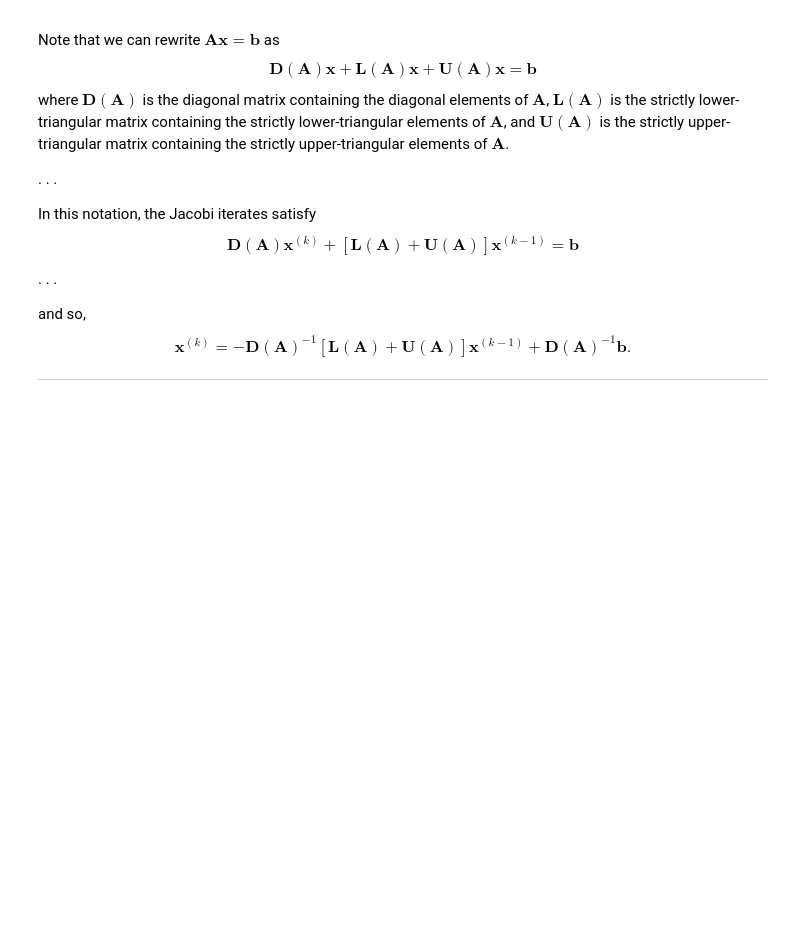
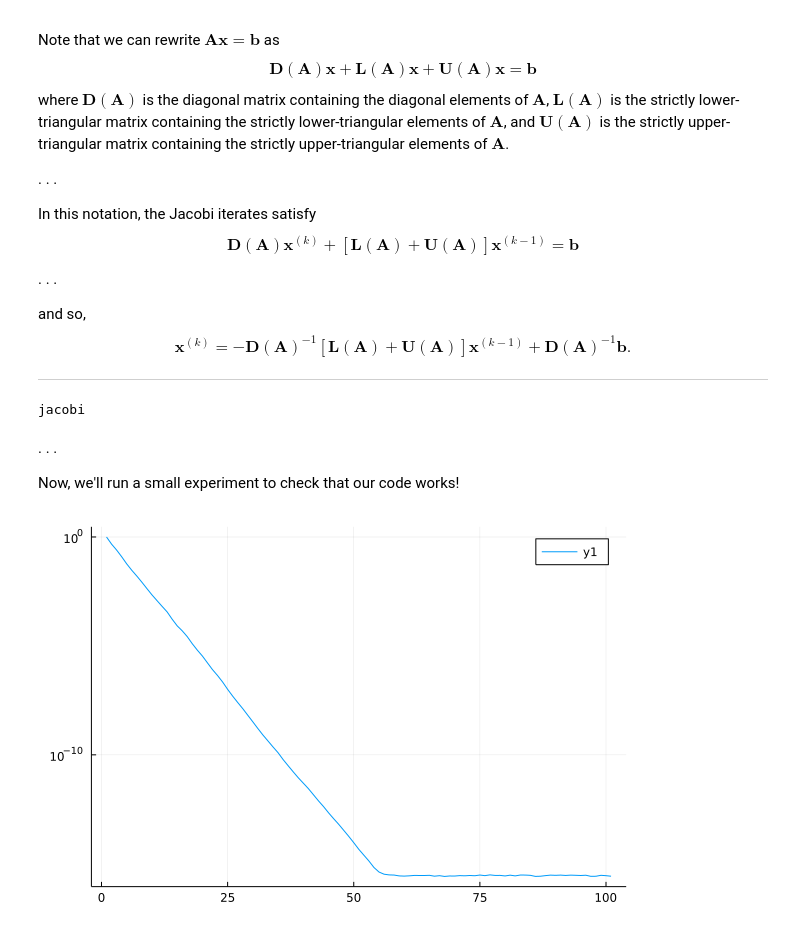
Before and after one commit to jamiehadd/164-ScientificComputing, a Jupyter notebook: Lecture5/Lecture5.ipynb, the cells around one changed output. Drawn from its saved outputs; the diff is of its cells as text; code cells hidden in the pictures; blank space fills up the shorter version.

```diff
--- a/Lecture5/Lecture5.ipynb
+++ b/Lecture5/Lecture5.ipynb
@@ -283,11 +283,32 @@ function jacobi(A,b,x_0,N,x_true)
     L = tril(A,-1);
     U = triu(A,1);
 
-    x = x_0
-    errs = [norm(x - x_true)]
+    x_old = x_0
+    errs = zeros(N+1)
+    errs[1] = norm(x_old - x_true)/norm(x_true)
     for i in 1:N
-        x = D\(-(L+U)*x + b);
-        append(errs, norm(x - x_true))
+        x_new = D\(-(L+U)*x_old + b);
+        errs[i+1] = norm(x_new - x_true)/norm(x_true);
+        x_old = x_new;
     end
     return x, errs
 end
+# %% [output]
+jacobi
+# %% [markdown]
+. . .
+
+Now, we'll run a small experiment to check that our code works!
+# %%
+n = 100
+#A = randn(n,n)
+A = diagm(ones(n)) + 0.05*randn(n,n)
+x_true = ones(n)
+b = A*x_true;
+# %%
+N = 100
+x, errs = jacobi(A,b,zeros(n),N,x_true);
+# %%
+plot(1:N+1,errs,yscale=:log10)
+# %% [output]
+[figure, added]
```
Also changed, not shown: 3 other files.
